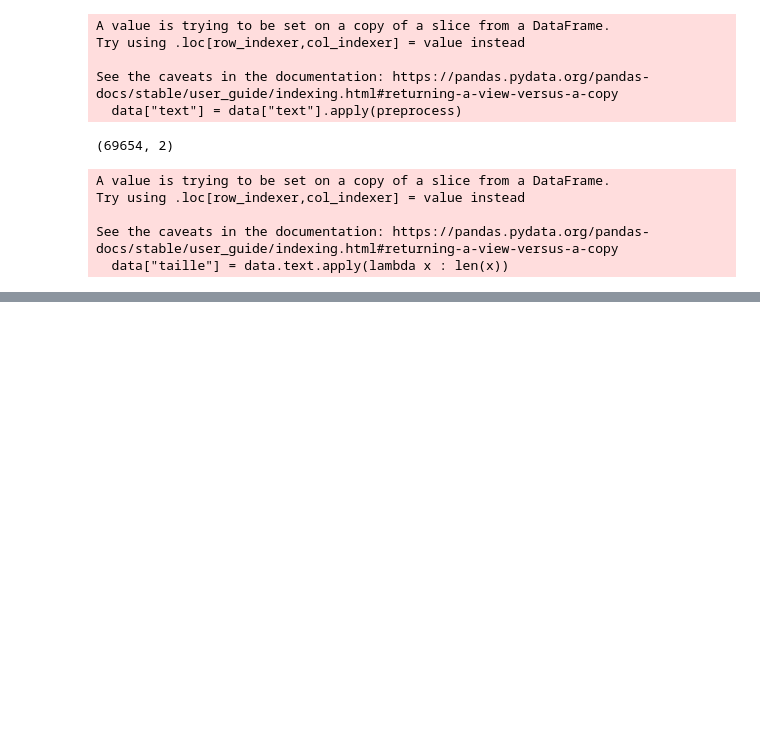
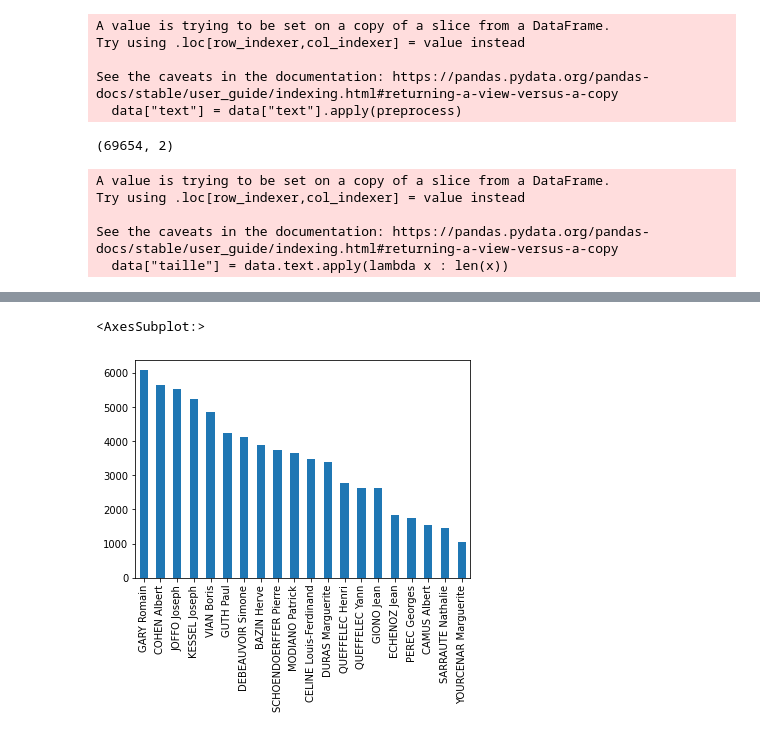
Before and after one commit to Cyr-dcx/author_style, a Jupyter notebook: notebooks/Cyrielle_Create_dataframes.ipynb, the cells around one changed output, grey strips where cells are left out. Saved outputs shown, nothing was run; the diff lists cells and outputs as text; code cells hidden in the pictures; blank space fills up the shorter version.

```diff
--- a/notebooks/Cyrielle_Create_dataframes.ipynb
+++ b/notebooks/Cyrielle_Create_dataframes.ipynb
@@ -94 +94,6 @@ data
 69654 rows × 3 columns
+# %%
+df.author.value_counts().plot(kind="bar")
+# %% [output]
+<AxesSubplot:>
+[figure, added]
```
Also changed, not shown: parts of 12 cells of this notebook.
